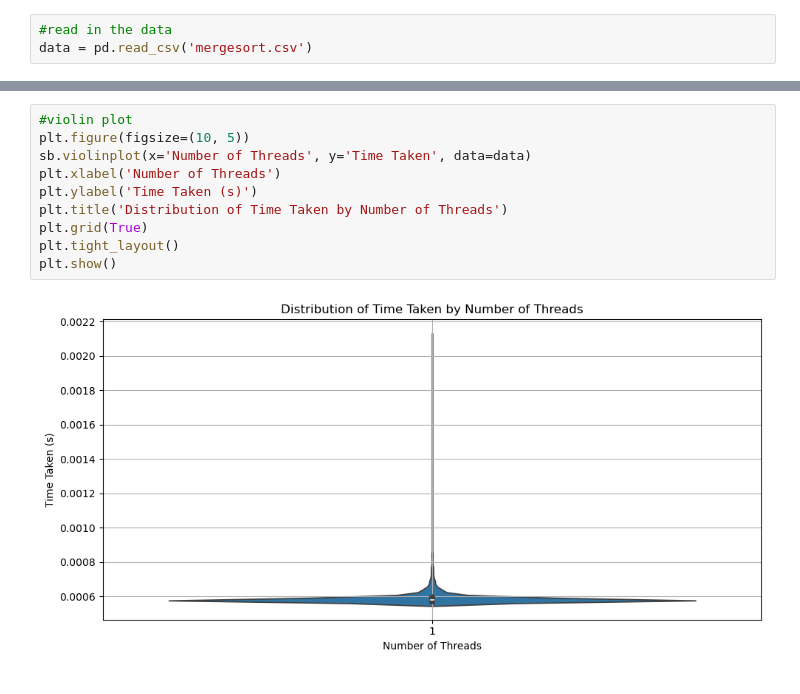
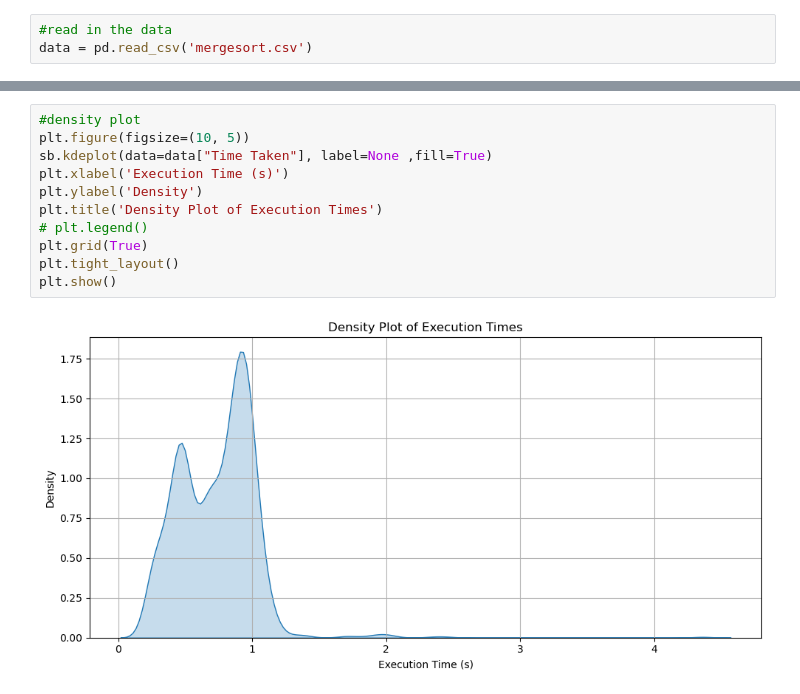
Before and after one commit to CamilaBasualdoCibils/CS355Project, a Jupyter notebook: src/analysis.ipynb, the cells around one changed output, grey strips where cells are left out. Saved outputs shown, nothing was run; the diff lists cells and outputs as text.

```diff
--- a/src/analysis.ipynb
+++ b/src/analysis.ipynb
@@ -117,12 +157,13 @@ for col in data.drop(columns=["Number of Threads"]):
 # %%
-#violin plot
+#density plot
 plt.figure(figsize=(10, 5))
-sb.violinplot(x='Number of Threads', y='Time Taken', data=data)
-plt.xlabel('Number of Threads')
-plt.ylabel('Time Taken (s)')
-plt.title('Distribution of Time Taken by Number of Threads')
+sb.kdeplot(data=data["Time Taken"], label=None ,fill=True)
+plt.xlabel('Execution Time (s)')
+plt.ylabel('Density')
+plt.title('Density Plot of Execution Times')
+# plt.legend()
 plt.grid(True)
 plt.tight_layout()
 plt.show()
 # %% [output]
-[figure, old version]
+[figure, new version]
```
Also changed, not shown: parts of 14 cells of this notebook, 2 other files.
